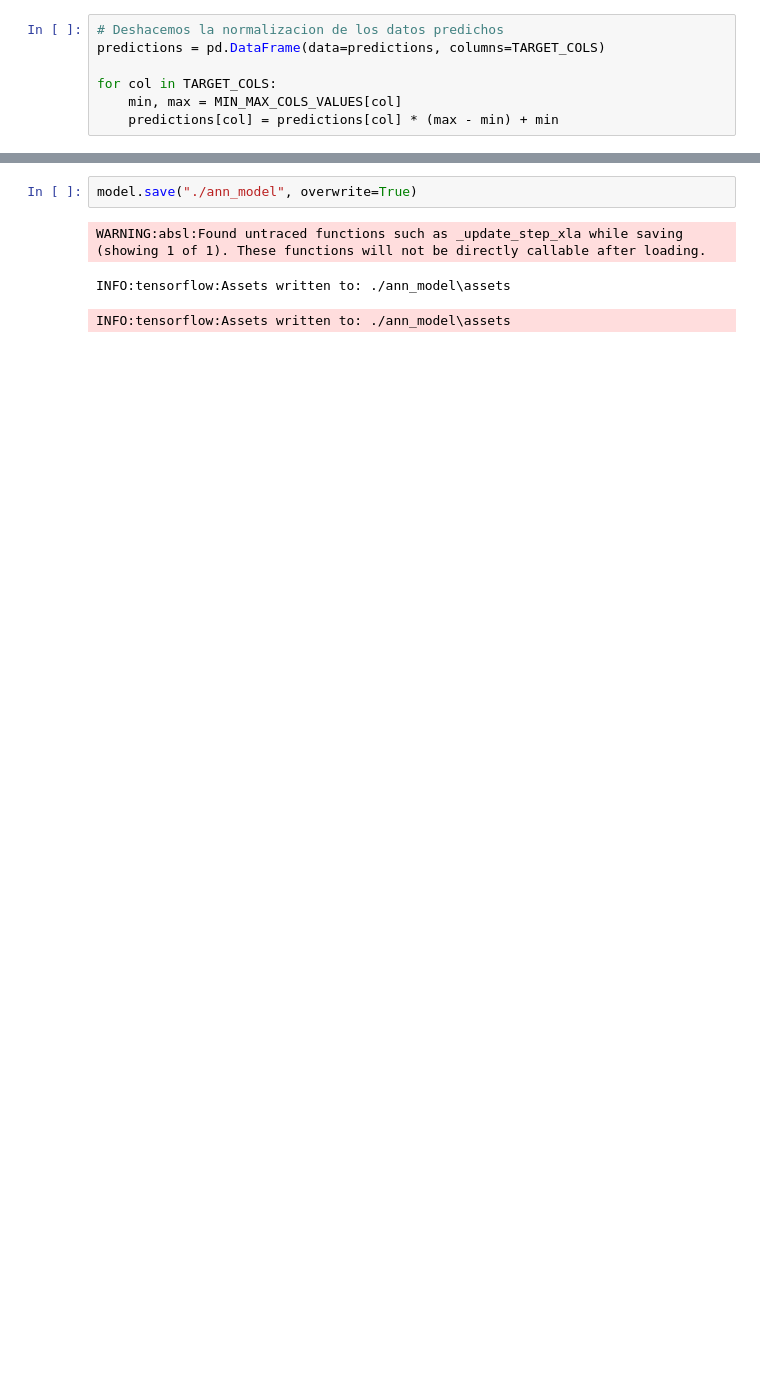
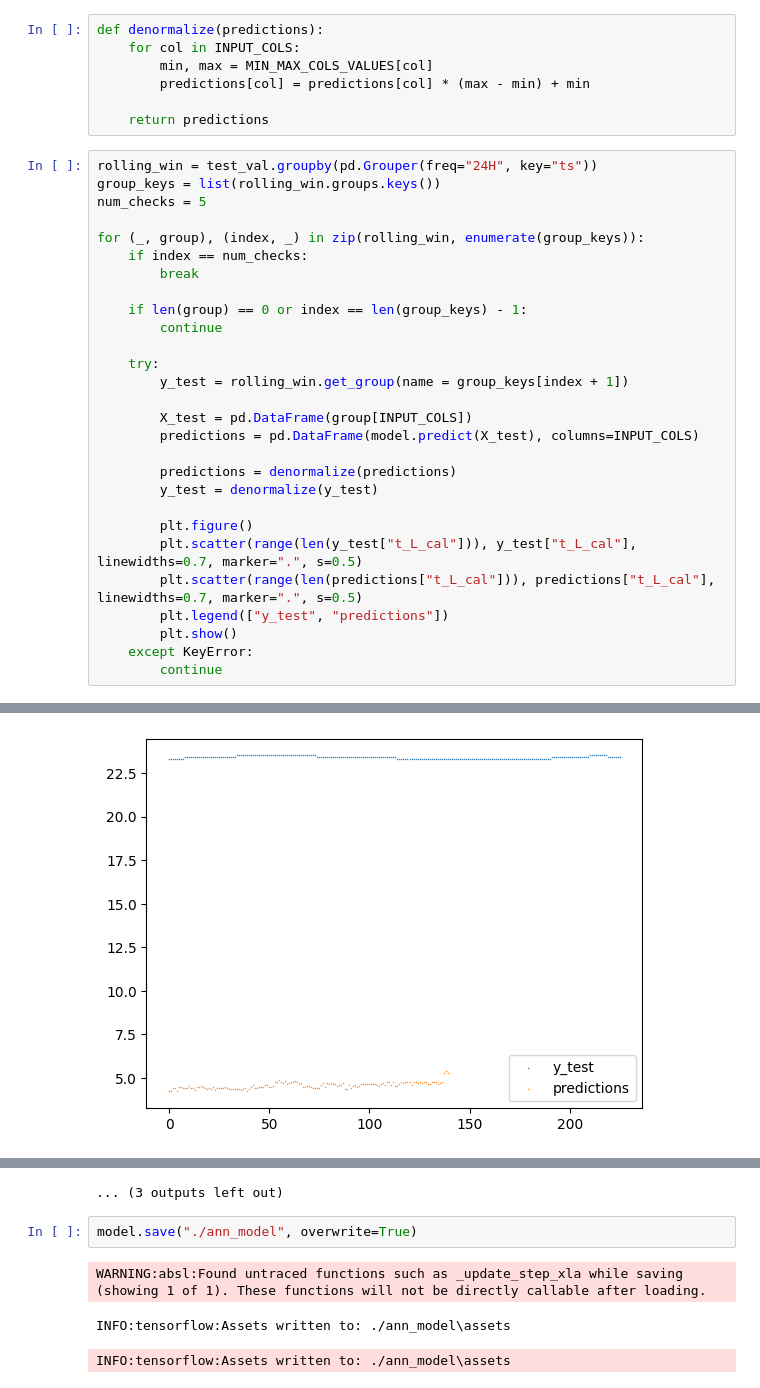
Before and after one commit to GabiHV/TFG22-23, a Jupyter notebook: src/ann-modeling.ipynb, the cells around one changed output, grey strips where cells are left out. Cells and saved outputs as stored; diff of their text form; blank space fills up the shorter version.

```diff
--- a/src/ann-modeling.ipynb
+++ b/src/ann-modeling.ipynb
@@ -82,7 +121,36 @@ Epoch 25/25
 # %%
-# Deshacemos la normalizacion de los datos predichos
-predictions = pd.DataFrame(data=predictions, columns=TARGET_COLS)
+def denormalize(predictions):
+    for col in INPUT_COLS:
+        min, max = MIN_MAX_COLS_VALUES[col]
+        predictions[col] = predictions[col] * (max - min) + min
 
-for col in TARGET_COLS:
-    min, max = MIN_MAX_COLS_VALUES[col]
-    predictions[col] = predictions[col] * (max - min) + min
+    return predictions
+# %%
+rolling_win = test_val.groupby(pd.Grouper(freq="24H", key="ts"))
+group_keys = list(rolling_win.groups.keys())
+num_checks = 5
+
+for (_, group), (index, _) in zip(rolling_win, enumerate(group_keys)):
+    if index == num_checks:
+        break
+
+    if len(group) == 0 or index == len(group_keys) - 1:
+        continue
+
+    try:
+        y_test = rolling_win.get_group(name = group_keys[index + 1])
+
+        X_test = pd.DataFrame(group[INPUT_COLS])
+        predictions = pd.DataFrame(model.predict(X_test), columns=INPUT_COLS)
+
+        predictions = denormalize(predictions)
+        y_test = denormalize(y_test)
+
+        plt.figure()
+        plt.scatter(range(len(y_test["t_L_cal"])), y_test["t_L_cal"], linewidths=0.7, marker=".", s=0.5)
+        plt.scatter(range(len(predictions["t_L_cal"])), predictions["t_L_cal"], linewidths=0.7, marker=".", s=0.5)
+        plt.legend(["y_test", "predictions"])
+        plt.show()
+    except KeyError:
+        continue
+# %% [output]
@@ -88,0 +163 @@ for col in TARGET_COLS:
+[figure, added]
@@ -89,3 +185,4 @@ for col in TARGET_COLS:
+... (3 outputs left out)
 # %%
 model.save("./ann_model", overwrite=True)
 # %% [output]
```
Also changed, not shown: parts of 11 cells of this notebook.
